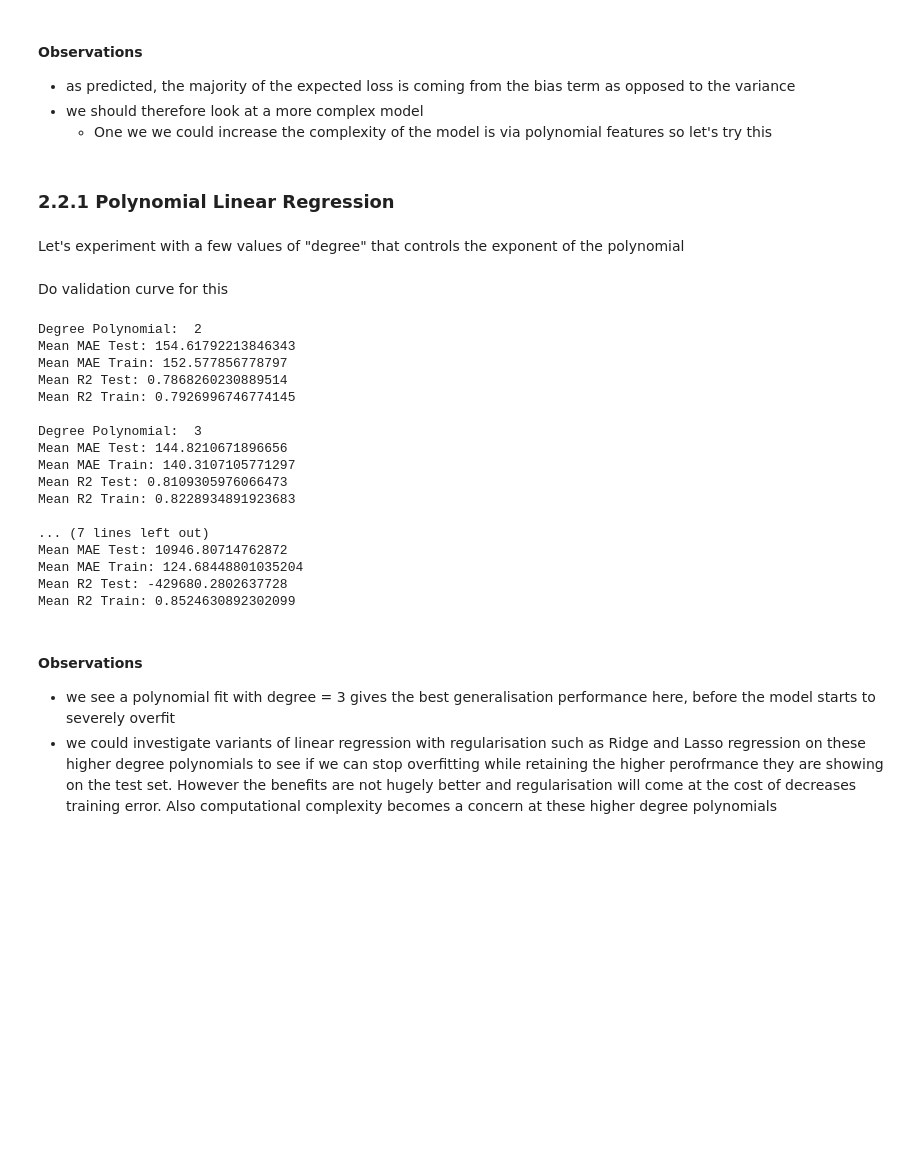
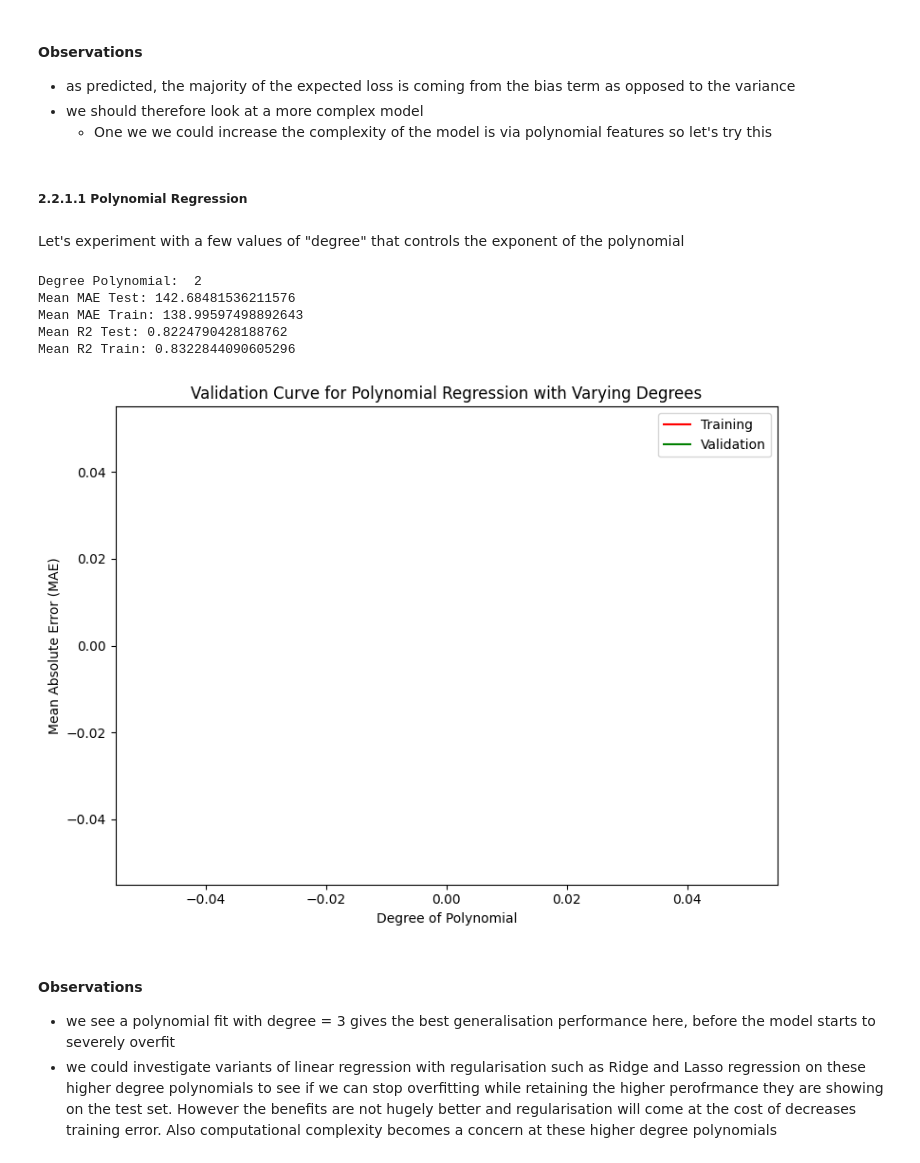
Before and after one commit to emolloy123/Traffic-Flow-SDCC, a Jupyter notebook: traffic_flow_regression_V3.ipynb, the cells around one changed output. Cells and saved outputs as stored; diff of their text form; code cells hidden in the pictures; blank space fills up the shorter version.

```diff
--- a/traffic_flow_regression_V3.ipynb
+++ b/traffic_flow_regression_V3.ipynb
@@ -213,10 +219,17 @@ def cross_validate_train_and_test(pipeline, cv, X, y):
         train_r2s.append(r2_train)
         test_r2s.append(r2_test)
 
-    print('Mean MAE Test:', np.mean(test_maes))
-    print('Mean MAE Train:', np.mean(train_maes))
-    print('Mean R2 Test:', np.mean(test_r2s))
-    print('Mean R2 Train:', np.mean(train_r2s))
+    mean_mae_test = np.mean(test_maes)
+    mean_mae_train = np.mean(train_maes)
+    mean_r2_test = np.mean(test_r2s)
+    mean_r2_train = np.mean(train_r2s)
+
+    print('Mean MAE Test:', mean_mae_test)
+    print('Mean MAE Train:', mean_mae_train)
+    print('Mean R2 Test:', mean_r2_test)
+    print('Mean R2 Train:', mean_r2_train)
+
+    return mean_mae_test, mean_mae_train, mean_r2_test, mean_r2_train
 # %%
 cross_validate_train_and_test(pipeline_lr, 5, X, y)
 # %% [output]
@@ -265,7 +282,7 @@ Average Variance: 301.7721816650381
 - we should therefore look at a more complex model
     - One we we could increase the complexity of the model is via polynomial features so let's try this
 # %% [markdown]
-### 2.2.1 Polynomial Linear Regression
+##### 2.2.1.1 Polynomial Regression
 # %%
 def create_poly_pipeline(degree):
     preprocessor = ColumnTransformer(
@@ -287,31 +304,34 @@ def create_poly_pipeline(degree):
     return pipeline_lr_poly
 # %% [markdown]
 Let's experiment with a few values of "degree" that controls the exponent of the polynomial
-# %% [markdown]
-Do validation curve for this
 # %%
-for degree in [2, 3, 4, 5]:
+mae_test = []
+mae_train = []
+degrees = [2]#, 3, 4, 5]
+for degree in degrees:
     print('Degree Polynomial: ', degree)
-    cross_validate_train_and_test(create_poly_pipeline(degree), 5, X, y)
+    mean_mae_test, mean_mae_train, _, _ = cross_validate_train_and_test(create_poly_pipeline(degree), 5, X, y)
+    mae_test.append(mean_mae_test)
+    mae_train.append(mean_mae_train)
     print('')
 # %% [output]
 Degree Polynomial:  2
-Mean MAE Test: 154.61792213846343
-Mean MAE Train: 152.577856778797
-Mean R2 Test: 0.7868260230889514
-Mean R2 Train: 0.7926996746774145
-
-Degree Polynomial:  3
-Mean MAE Test: 144.8210671896656
-Mean MAE Train: 140.3107105771297
-Mean R2 Test: 0.8109305976066473
-Mean R2 Train: 0.8228934891923683
-
-... (7 lines left out)
-Mean MAE Test: 10946.80714762872
-Mean MAE Train: 124.68448801035204
-Mean R2 Test: -429680.2802637728
-Mean R2 Train: 0.8524630892302099
+Mean MAE Test: 142.68481536211576
+Mean MAE Train: 138.99597498892643
+Mean R2 Test: 0.8224790428188762
+Mean R2 Train: 0.8322844090605296
+# %%
+plt.figure(figsize=(8, 6))
+plt.plot(degrees[0:-1], mae_test[0:-1], label="Training", color="r")
+plt.plot(degrees[0:-1], mae_train[0:-1], label="Validation", color="g")
+plt.title("Validation Curve for Polynomial Regression with Varying Degrees")
+plt.xlabel("Degree of Polynomial")
+plt.ylabel("Mean Absolute Error (MAE)")
+plt.tight_layout()
+plt.legend(loc="best")
+plt.show()
+# %% [output]
+[figure, added]
 # %% [markdown]
 #### Observations
 - we see a polynomial fit with degree = 3 gives the best generalisation performance here, before the model starts to severely overfit
```
Also changed, not shown: parts of 23 cells of this notebook, 1 other file.
